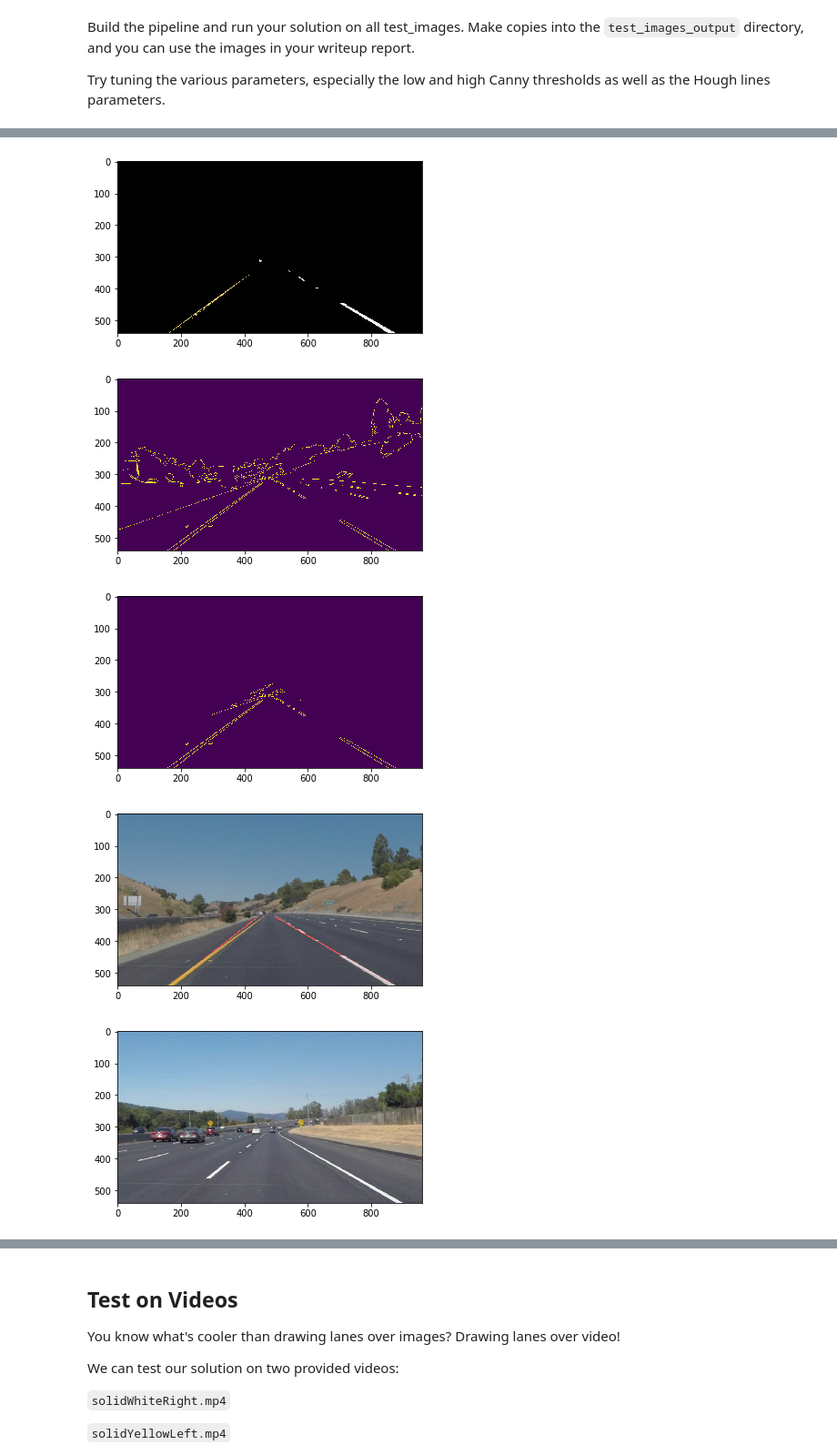
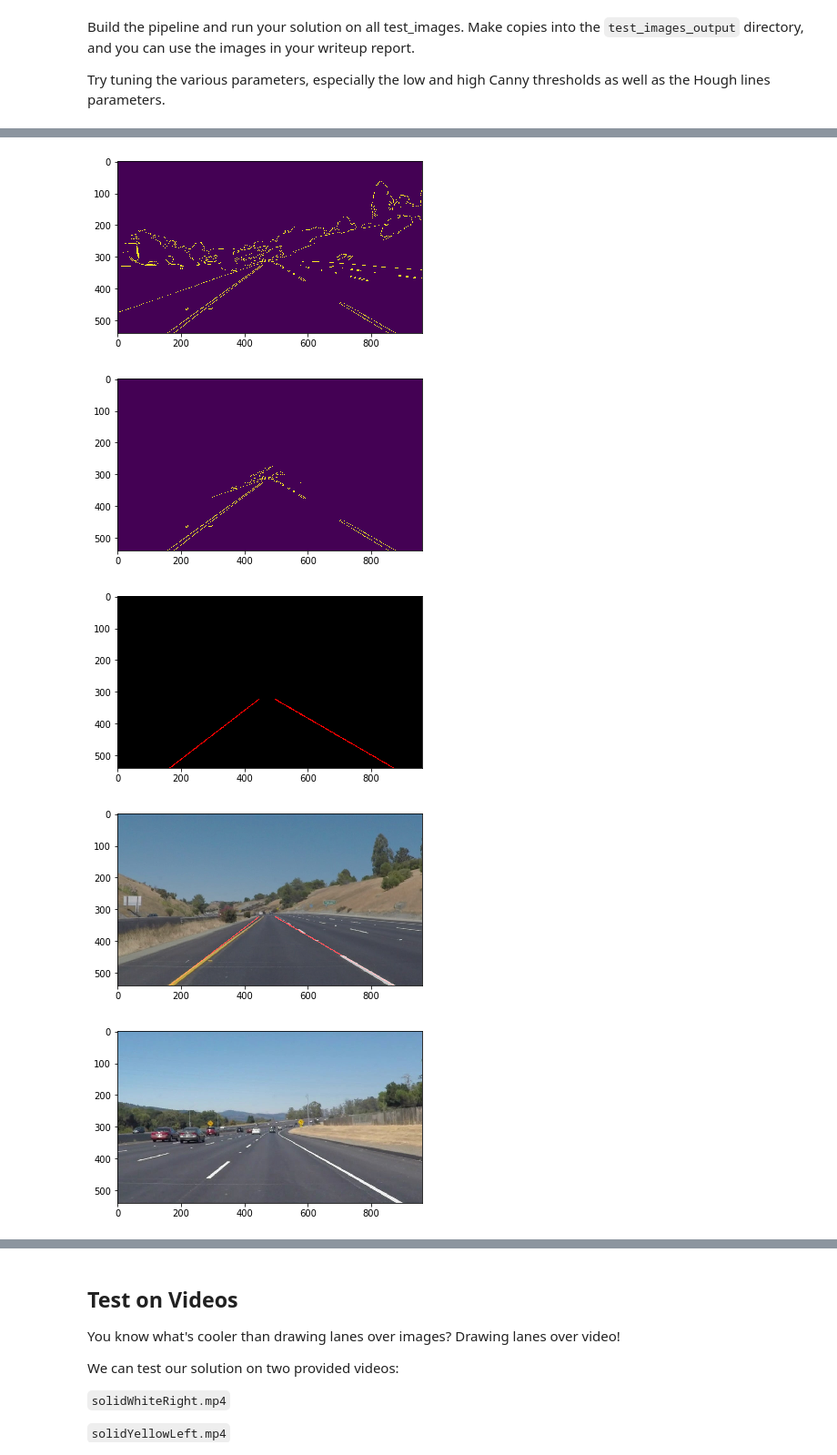
Before and after one commit to KentaNishi/Self_driving_car_ND_P1, a Jupyter notebook: P1.ipynb, the cells around one changed output, grey strips where cells are left out. Shown at 91% size. Saved outputs shown, nothing was run; the diff lists cells and outputs as text; code cells hidden in the pictures.

```diff
--- a/P1.ipynb
+++ b/P1.ipynb
@@ -264,7 +264,10 @@ import os
 import matplotlib.pyplot as plt
 import matplotlib.image as mpimg
 import numpy as np
+import sys
+#sys.path.remove('/opt/ros/kinetic/lib/python2.7/dist-packages')
 import cv2
+
 path = "test_images/"
 files = []
 i = 0
@@ -278,6 +281,7 @@ for x in os.listdir(path):
     xsize = image.shape[1]
     color_select = np.copy(image)
     region_only = np.copy(image)
+    """
     ######################################## by color threshold method#########################
     red_threshold = 200
     green_threshold = 200
@@ -287,7 +291,7 @@ for x in os.listdir(path):
                     (image[:,:,1] < rgb_threshold[1]) | \
                     (image[:,:,2] < rgb_threshold[2])
     ############################################################################################
-
+    """
     ######################################region masking########################################
     left_bottom = [0, ysize]
     right_bottom = [xsize, ysize]
@@ -303,7 +307,7 @@ for x in os.listdir(path):
                     (YY < (XX*fit_bottom[0] + fit_bottom[1]))
     #################################################################################################
     ##########################
-    color_select[color_thresholds | ~region_thresholds] = [0, 0, 0]
+    #color_select[color_thresholds | ~region_thresholds] = [0, 0, 0]
     gray = cv2.cvtColor(image,cv2.COLOR_RGB2GRAY)
     kernel_size = 5 # Must be an odd number (3, 5, 7...)
     blur_gray = cv2.GaussianBlur(gray,(kernel_size, kernel_size),0)
@@ -324,36 +328,40 @@ for x in os.listdir(path):
     global_a_line = [[], []] # 2D array storing past data for averaging to decrease error
     global_b_line = [[], []] # 2D array storing past data for averaging to decrease error
     ycoefficient = 0.6
     connected_line_image = hough_lines(edges_with_region_mask, rho, theta, threshold, min_line_len, max_line_gap)
 
 
     output_image = weighted_img(connected_line_image, image, α=0.8, β=1., γ=0.)
     mpimg.imsave('./test_images_output/output_image_{0}.jpg'.format(i), output_image)
+    mpimg.imsave('./test_images_output/edge_image_{0}.jpg'.format(i), edges)
+    mpimg.imsave('./test_images_output/edge_with_mask_image_{0}.jpg'.format(i), edges_with_region_mask)
     i+=1
     j+=1
     plt.imshow(image)
     plt.show()
-    plt.imshow(color_select)
+    #plt.imshow(color_select)
     plt.show()
     plt.imshow(edges)
     plt.show()
     plt.imshow(edges_with_region_mask)
+    plt.show()
+    plt.imshow(connected_line_image)
     plt.show()
     plt.imshow(output_image)
     plt.show()
 
 
 
 
 
 
 
 
 # then save them to the test_images_output directory.
 # %% [output]
 [figure]
-[figure, old version]
+[figure, new version]
-[figure, old version]
+[figure, new version]
-[figure, old version]
+[figure, new version]
 [figure]
 [figure]
```
Also changed, not shown: parts of 1 cell of this notebook, 16 other files.
